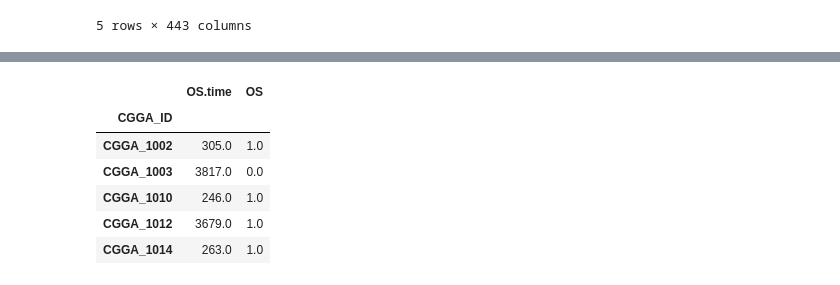
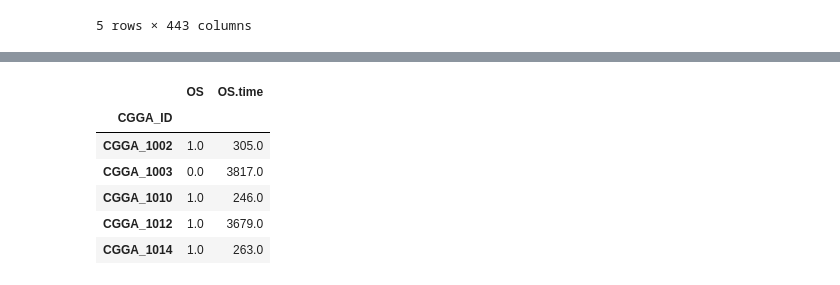
Before and after one commit to JackWJW/LGG_Prognosis_Prediction, a Jupyter notebook: CGGA_Metabolic_Simulation.ipynb, the cells around one changed output, grey strips where cells are left out. Cells and saved outputs as stored; diff of their text form; code cells hidden in the pictures.

Commit message:
CGGA Data tidying ahead of evaluation

```diff
--- a/CGGA_Metabolic_Simulation.ipynb
+++ b/CGGA_Metabolic_Simulation.ipynb
@@ -91,13 +91,13 @@ CGGA_simulated_df.head()
 # %%
-CGGA_Surv = CGGA_df[['CGGA_ID', 'OS.time', 'OS']].copy()
+CGGA_Surv = CGGA_df[['CGGA_ID', 'OS', 'OS.time']].copy()
 CGGA_Surv = CGGA_Surv.set_index('CGGA_ID')
 CGGA_Surv.head()
 # %% [output]
-|  | OS.time | OS |
+|  | OS | OS.time |
 | CGGA_ID |  |  |
-| CGGA_1002 | 305.0 | 1.0 |
-| CGGA_1003 | 3817.0 | 0.0 |
-| CGGA_1010 | 246.0 | 1.0 |
-| CGGA_1012 | 3679.0 | 1.0 |
-| CGGA_1014 | 263.0 | 1.0 |
+| CGGA_1002 | 1.0 | 305.0 |
+| CGGA_1003 | 0.0 | 3817.0 |
+| CGGA_1010 | 1.0 | 246.0 |
+| CGGA_1012 | 1.0 | 3679.0 |
+| CGGA_1014 | 1.0 | 263.0 |
 # %%
```
Also changed, not shown: parts of 9 cells of this notebook, 2 other files.
